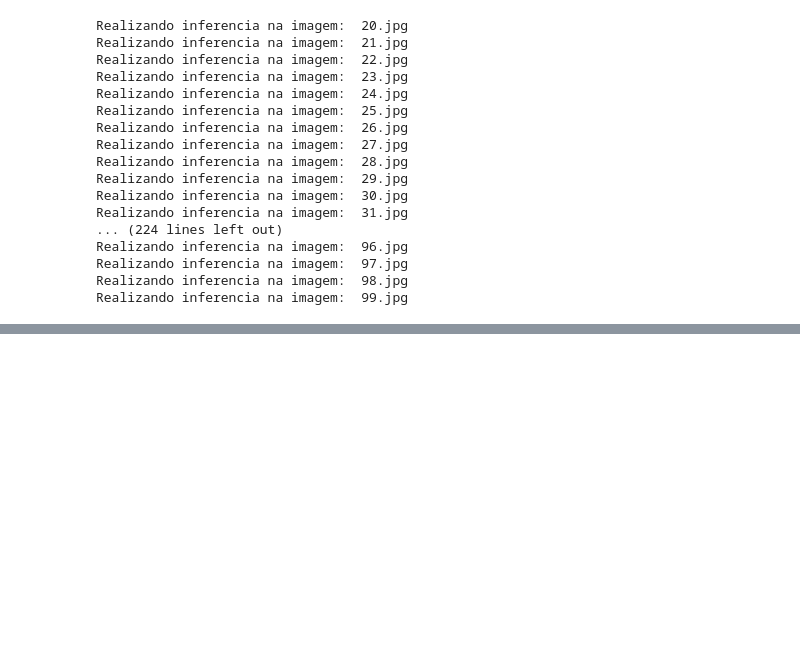
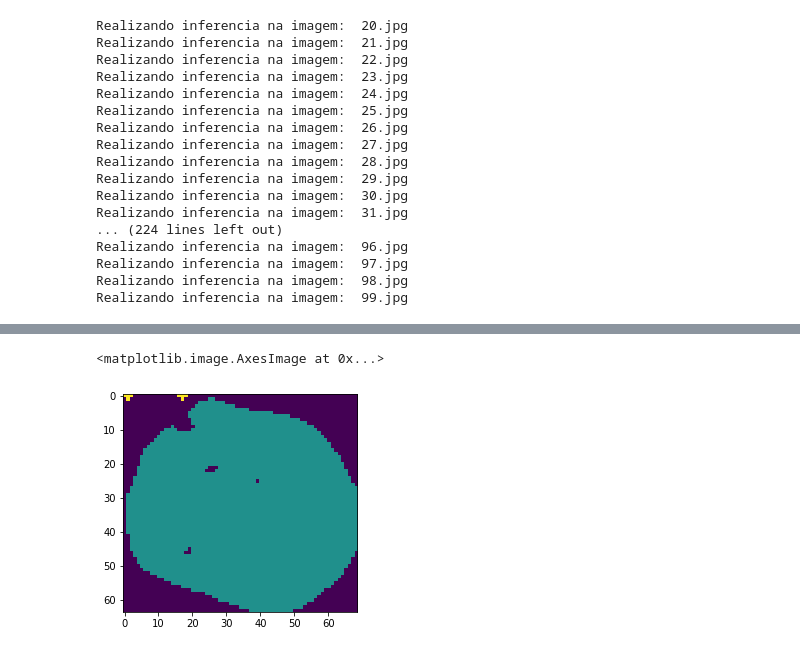
Before and after one commit to juniorrioss/leishmania, a Jupyter notebook: gabarito_inference.ipynb, the cells around one changed output, grey strips where cells are left out. Saved outputs shown, nothing was run; the diff lists cells and outputs as text; code cells hidden in the pictures; blank space fills up the shorter version.

```diff
--- a/gabarito_inference.ipynb
+++ b/gabarito_inference.ipynb
@@ -107,0 +217,5 @@ Realizando inferencia na imagem:  99.jpg
+# %%
+plt.imshow(t[bbox['Ymin']:bbox['Ymax'], bbox['Xmin']: bbox['Xmax']])
+# %% [output]
+<matplotlib.image.AxesImage at 0x...>
+[figure, added]
```
Also changed, not shown: parts of 11 cells of this notebook, 2 other files.
